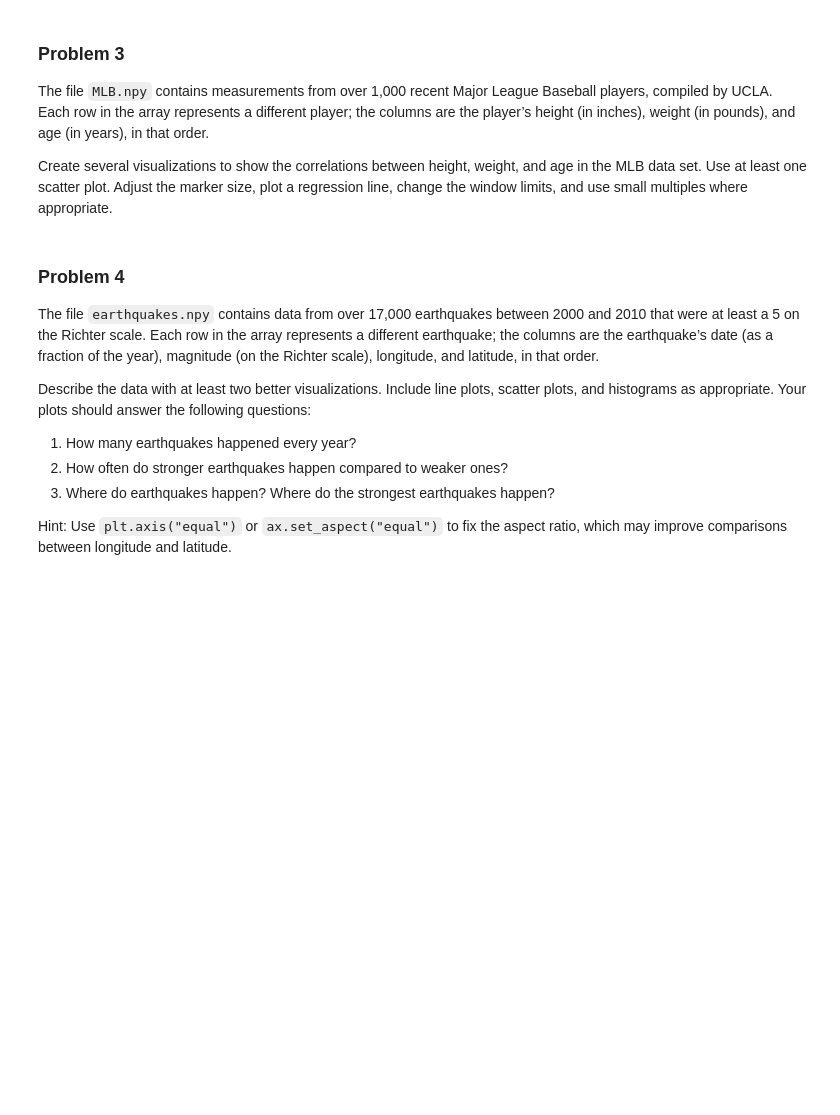
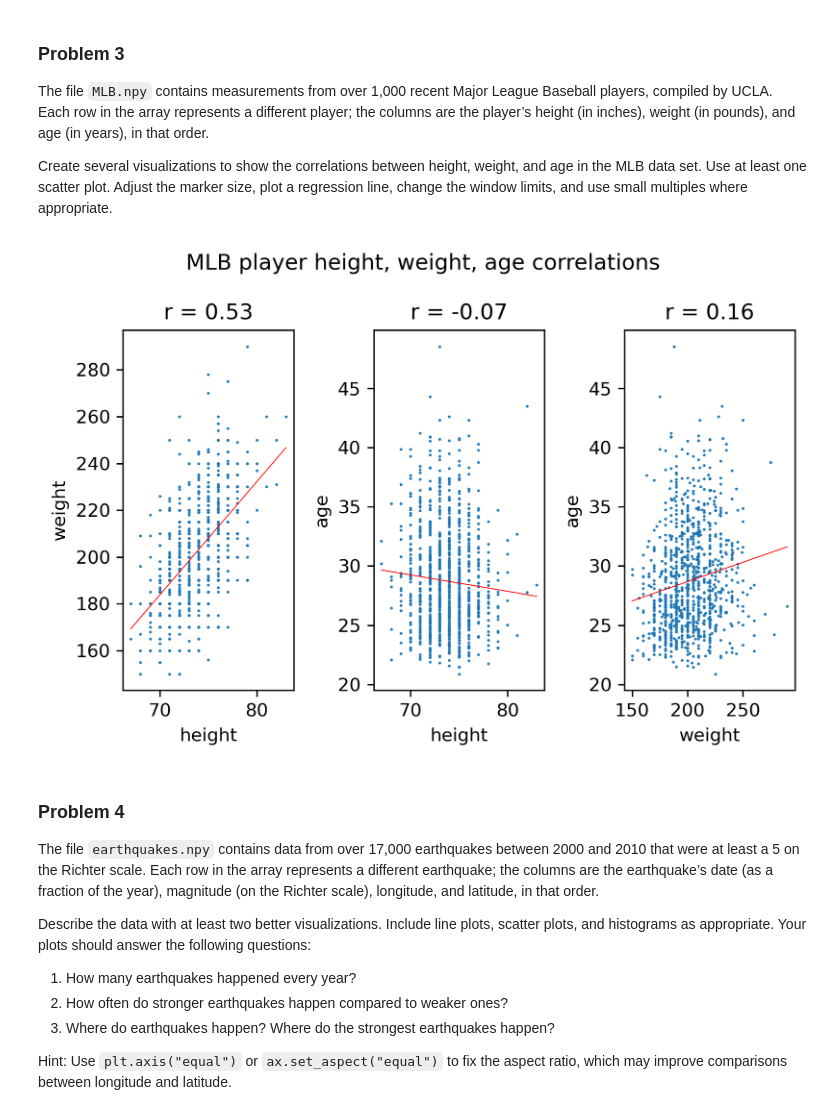
Before and after one commit to Burt360/Volume1, a Jupyter notebook: DataVisualization/data_visualization.ipynb, the cells around one changed output. Cells and saved outputs as stored; diff of their text form; code cells hidden in the pictures; blank space fills up the shorter version.

```diff
--- a/DataVisualization/data_visualization.ipynb
+++ b/DataVisualization/data_visualization.ipynb
@@ -158,3 +156,34 @@ height, weight, age = np.load("MLB.npy").T
+# %%
+height, weight, age = np.load("MLB.npy").T
+data = {'height' : height, 'weight' : weight, 'age' : age}
+
+fig, axs = plt.subplots(1,3)
+axs = np.ravel(axs)
+
+combos = list(itertools.combinations(data, 2))
+
+for combo, ax in zip(combos, axs):
+    xdata = combo[0]
+    ydata = combo[1]
+
+    # Scatterplot
+    ax.scatter(data[xdata], data[ydata], 0.3)
+
+    # Least-squares line
+    x = np.linspace(min(data[xdata]), max(data[xdata]), 100)
+    slope, intercept, r, *stuff = stats.linregress(data[xdata], data[ydata])
+    line = lambda t: intercept + slope*t
+    ax.plot(x, line(x), color='r', lw=0.5)
+
+    ax.set_xlabel(xdata)
+    ax.set_ylabel(ydata)
+    ax.set_title(f'r = {round(r, 2)}')
+
+plt.suptitle('MLB player height, weight, age correlations')
+plt.tight_layout()
+plt.show()
+# %% [output]
+[figure, added]
 # %% [markdown]
 ### Problem 4
 
```
Also changed, not shown: parts of 3 cells of this notebook.
